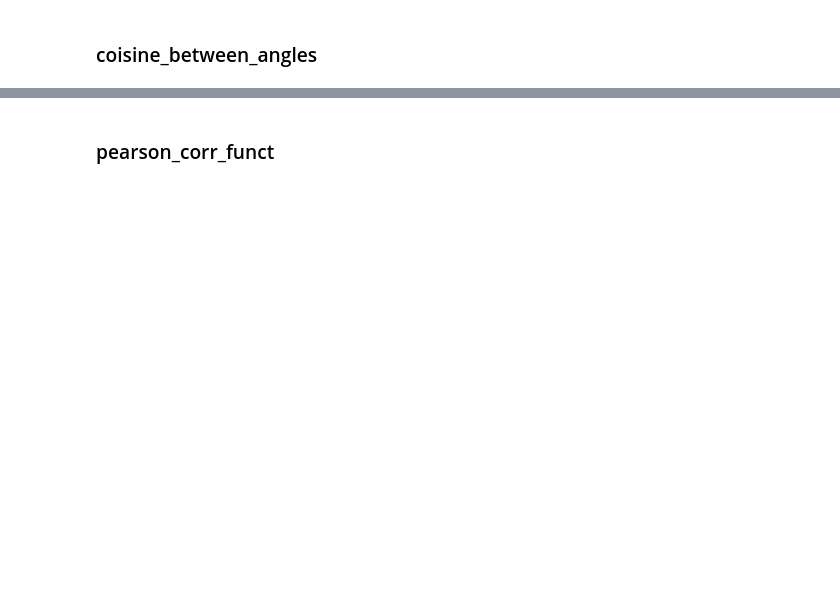
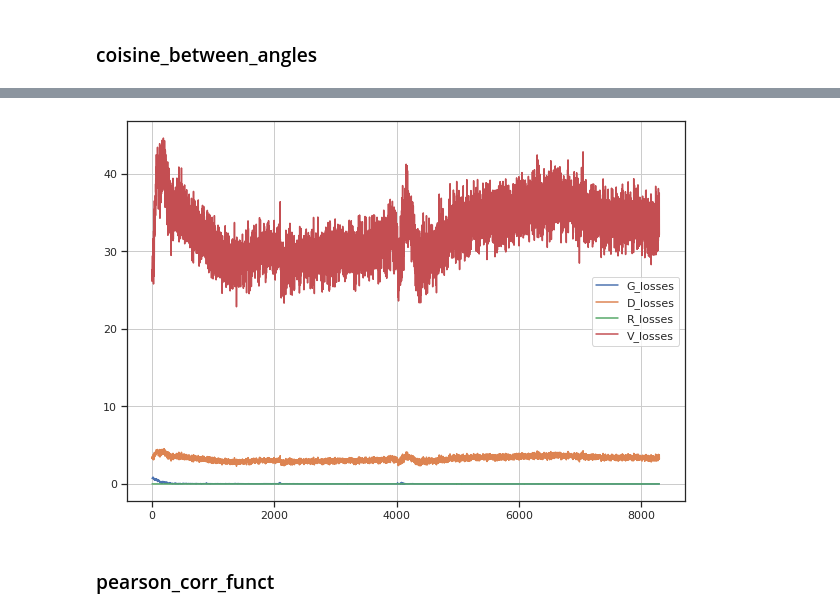
Before and after one commit to RamilyaSharifullina25/thesis, a Jupyter notebook: TIME/researchs.ipynb, the cells around one changed output, grey strips where cells are left out. Cells and saved outputs as stored; diff of their text form; code cells hidden in the pictures; blank space fills up the shorter version.

```diff
--- a/TIME/researchs.ipynb
+++ b/TIME/researchs.ipynb
@@ -585,6 +600,17 @@ gen_cba.load_state_dict(checkpoint_cba['gen_state_dict'])
 disc_cba.load_state_dict(checkpoint_cba['disc_state_dict'])
 de_ident_rate_cba = checkpoint_cba['de_ident_rate']
 str_simil_cba = checkpoint_cba['str_simil']
+# %%
+plt.figure(figsize=(10, 7))
+plt.plot(losses_cba[0], label = 'G_losses')
+plt.plot(losses_cba[1], label = 'D_losses')
+plt.plot(losses_cba[2], label = 'R_losses')
+plt.plot(losses_cba[3], label = 'V_losses')
+plt.legend()
+plt.grid()
+plt.show()
+# %% [output]
+[figure, added]
 # %% [markdown]
 ### pearson_corr_funct
 # %%
```
Also changed, not shown: parts of 22 cells of this notebook, 1 other file.
